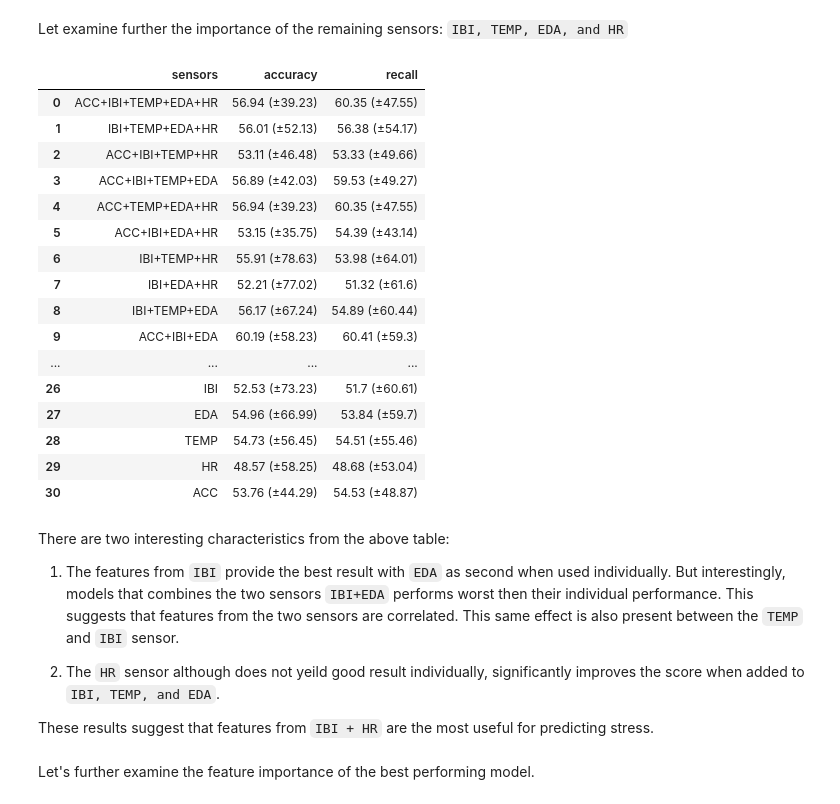
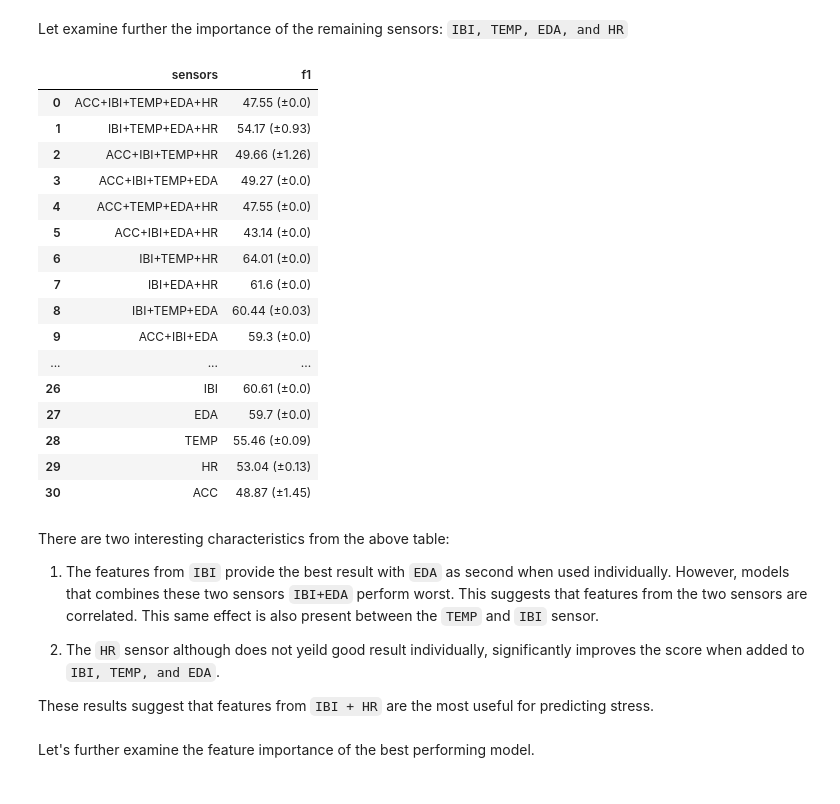
Before and after one commit to Socret360/ce888-data-science-and-decision-making, a Jupyter notebook: project/experiment.ipynb, the cells around one changed output. Saved outputs shown, nothing was run; the diff lists cells and outputs as text; code cells hidden in the pictures.

```diff
--- a/project/experiment.ipynb
+++ b/project/experiment.ipynb
@@ -622,7 +690,7 @@ This sections analysis the results on test sets from the previous section.
 # %% [markdown]
 ## 7.1. Effects of Sensors Combination
 # %%
-result = utils.read_test_result(os.path.join(OUTPUT_DIR, "dt_test_results_by_data__features.csv"), param_grid=param_grid)
+result = utils.read_test_result(os.path.join(OUTPUT_DIR, "dt_test_results_best_config_by_features.csv"), param_grid=param_grid)
 result.sort_values(by=['f1_score_mean'], ascending=False).head(n=10)
 # %% [output]
 |  | data__window_size | data__stride | data__features | clf__criterion | clf__max_depth | accuracy_mean | ... |
@@ -666,31 +734,31 @@ Let examine further the importance of the remaining sensors: `IBI, TEMP, EDA, an
 # %%
 result['num_sensors'] = result['data__features'].apply(lambda x: len(ast.literal_eval(x)))
 result.sort_values(by=['num_sensors', 'f1_score_mean'], ascending=False)\
         .drop(['data__window_size', 'data__stride', 'clf__criterion', 'clf__max_depth', 'num_sensors'], axis=1)\
         .apply(lambda x: ["+".join(ast.literal_eval(x[0]))] + [f"{round(x[i] * 100, 2)} (±{round(x[i+1]*100, 2)})" for i in range(1, len(x[1:]), 2)], axis=1, result_type="expand")\
         .reset_index(drop=True)\
-        .rename(columns={0: "sensors", 1: "accuracy", 2: "recall", 3: "precision", 4: "f1"})
+        .rename(columns={0: "sensors", 1: "accuracy", 2: "recall", 3: "precision", 4: "f1"})[['sensors', 'f1']]
 # %% [output]
-|  | sensors | accuracy | recall |
-| 0 | ACC+IBI+TEMP+EDA+HR | 56.94 (±39.23) | 60.35 (±47.55) |
-| 1 | IBI+TEMP+EDA+HR | 56.01 (±52.13) | 56.38 (±54.17) |
-| 2 | ACC+IBI+TEMP+HR | 53.11 (±46.48) | 53.33 (±49.66) |
-| 3 | ACC+IBI+TEMP+EDA | 56.89 (±42.03) | 59.53 (±49.27) |
-| 4 | ACC+TEMP+EDA+HR | 56.94 (±39.23) | 60.35 (±47.55) |
-| 5 | ACC+IBI+EDA+HR | 53.15 (±35.75) | 54.39 (±43.14) |
-| 6 | IBI+TEMP+HR | 55.91 (±78.63) | 53.98 (±64.01) |
-| 7 | IBI+EDA+HR | 52.21 (±77.02) | 51.32 (±61.6) |
-| 8 | IBI+TEMP+EDA | 56.17 (±67.24) | 54.89 (±60.44) |
-| 9 | ACC+IBI+EDA | 60.19 (±58.23) | 60.41 (±59.3) |
-| ... | ... | ... | ... |
-| 26 | IBI | 52.53 (±73.23) | 51.7 (±60.61) |
-| 27 | EDA | 54.96 (±66.99) | 53.84 (±59.7) |
-| 28 | TEMP | 54.73 (±56.45) | 54.51 (±55.46) |
-| 29 | HR | 48.57 (±58.25) | 48.68 (±53.04) |
-| 30 | ACC | 53.76 (±44.29) | 54.53 (±48.87) |
+|  | sensors | f1 |
+| 0 | ACC+IBI+TEMP+EDA+HR | 47.55 (±0.0) |
+| 1 | IBI+TEMP+EDA+HR | 54.17 (±0.93) |
+| 2 | ACC+IBI+TEMP+HR | 49.66 (±1.26) |
+| 3 | ACC+IBI+TEMP+EDA | 49.27 (±0.0) |
+| 4 | ACC+TEMP+EDA+HR | 47.55 (±0.0) |
+| 5 | ACC+IBI+EDA+HR | 43.14 (±0.0) |
+| 6 | IBI+TEMP+HR | 64.01 (±0.0) |
+| 7 | IBI+EDA+HR | 61.6 (±0.0) |
+| 8 | IBI+TEMP+EDA | 60.44 (±0.03) |
+| 9 | ACC+IBI+EDA | 59.3 (±0.0) |
+| ... | ... | ... |
+| 26 | IBI | 60.61 (±0.0) |
+| 27 | EDA | 59.7 (±0.0) |
+| 28 | TEMP | 55.46 (±0.09) |
+| 29 | HR | 53.04 (±0.13) |
+| 30 | ACC | 48.87 (±1.45) |
 # %% [markdown]
 There are two interesting characteristics from the above table:
-1. The features from `IBI` provide the best result with `EDA` as second when used individually. But interestingly, models that combines the two sensors `IBI+EDA` performs worst then their individual performance. This suggests that features from the two sensors are correlated. This same effect is also present between the `TEMP` and `IBI` sensor.
+1. The features from `IBI` provide the best result with `EDA` as second when used individually. However, models that combines these two sensors `IBI+EDA` perform worst. This suggests that features from the two sensors are correlated. This same effect is also present between the `TEMP` and `IBI` sensor.
 
 2. The `HR` sensor although does not yeild good result individually, significantly improves the score when added to `IBI, TEMP, and EDA`.
 
```
Also changed, not shown: parts of 17 cells of this notebook, 2 other files.
